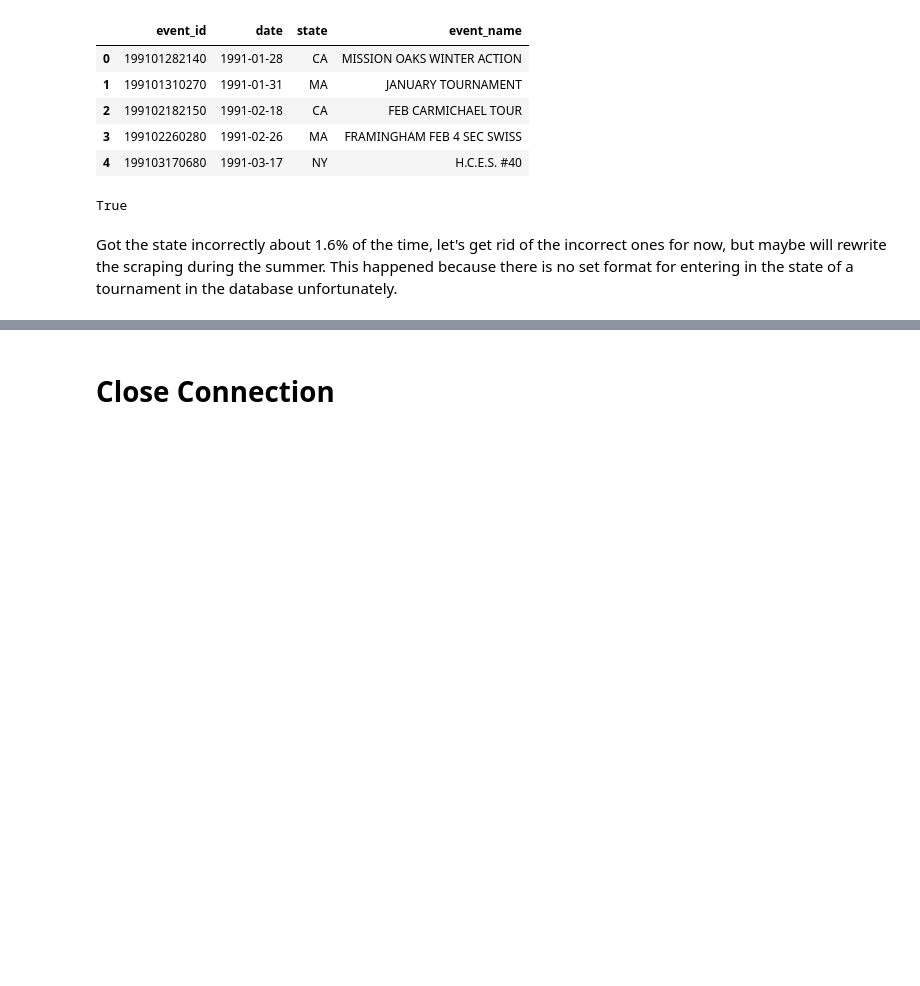
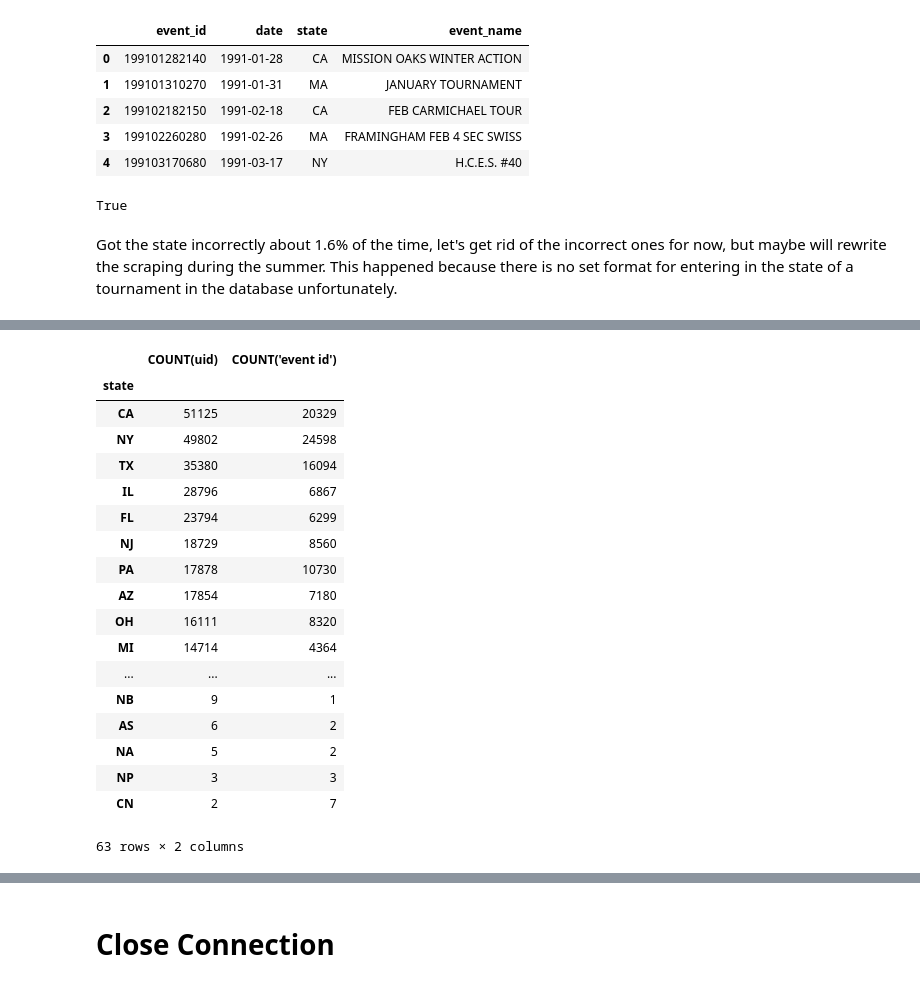
Before and after one commit to AstroBoy1/chess-ds, a Jupyter notebook: chess_exploration.ipynb, the cells around one changed output, grey strips where cells are left out. Saved outputs shown, nothing was run; the diff lists cells and outputs as text; code cells hidden in the pictures; blank space fills up the shorter version.

```diff
--- a/chess_exploration.ipynb
+++ b/chess_exploration.ipynb
@@ -580,0 +596,2 @@ events_df_cleaned.to_sql('events_dim_cleaned', con=conn, if_exists='append', ind
+# %%
+events_state = pd.read_sql_query("SELECT COUNT('event id'), state FROM events_dim_cleaned GROUP BY state ORDER BY COUNT('event id') DESC;", conn)
@@ -580,0 +607,2 @@ events_df_cleaned.to_sql('events_dim_cleaned', con=conn, if_exists='append', ind
+# %%
+events_state.set_index('state')
@@ -580,0 +653,22 @@ events_df_cleaned.to_sql('events_dim_cleaned', con=conn, if_exists='append', ind
+# %%
+users_events_state.set_index('state')users_events_state
+# %% [output]
+|  | COUNT(uid) | COUNT('event id') |
+| state |  |  |
+| CA | 51125 | 20329 |
+| NY | 49802 | 24598 |
+| TX | 35380 | 16094 |
+| IL | 28796 | 6867 |
+| FL | 23794 | 6299 |
+| NJ | 18729 | 8560 |
+| PA | 17878 | 10730 |
+| AZ | 17854 | 7180 |
+| OH | 16111 | 8320 |
+| MI | 14714 | 4364 |
+| ... | ... | ... |
+| NB | 9 | 1 |
+| AS | 6 | 2 |
+| NA | 5 | 2 |
+| NP | 3 | 3 |
+| CN | 2 | 7 |
+63 rows × 2 columns
```
Also changed, not shown: parts of 11 cells of this notebook, 5 other files.
